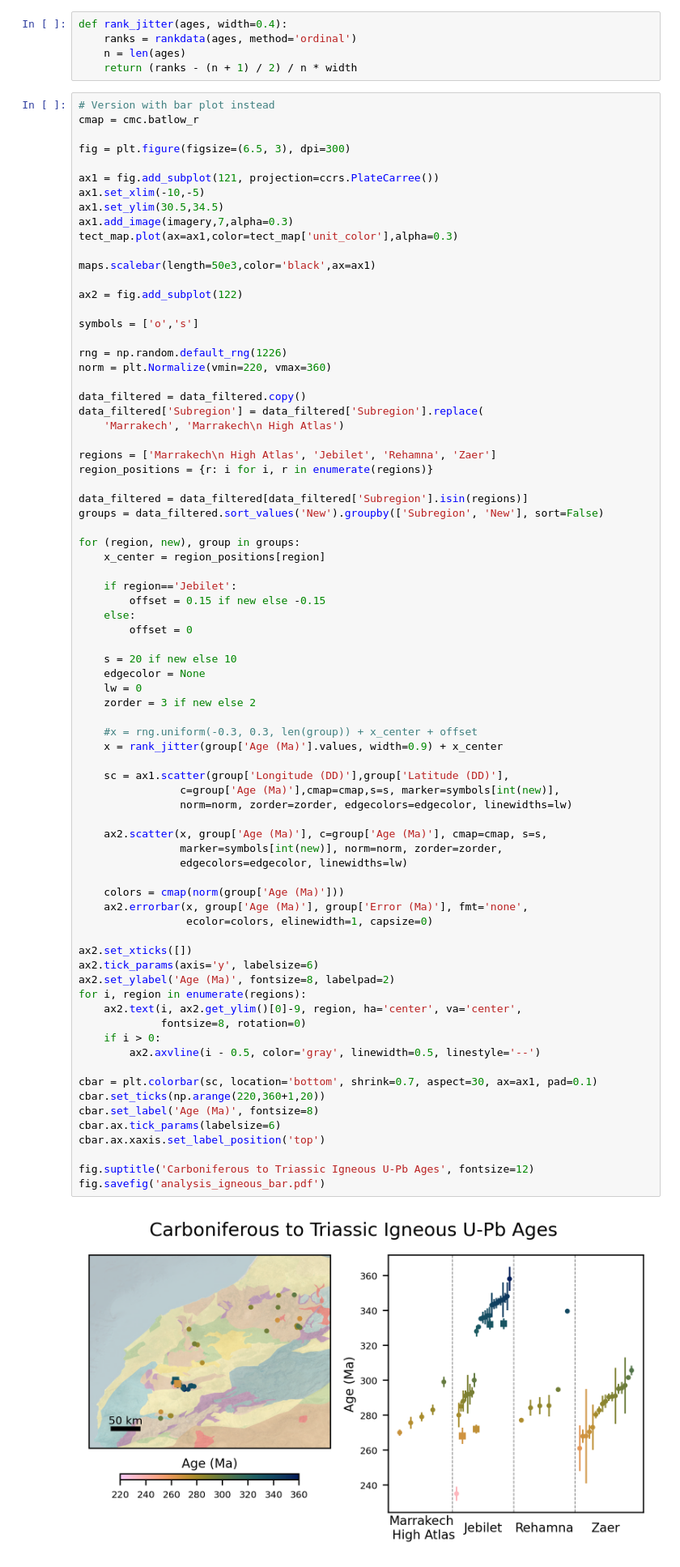
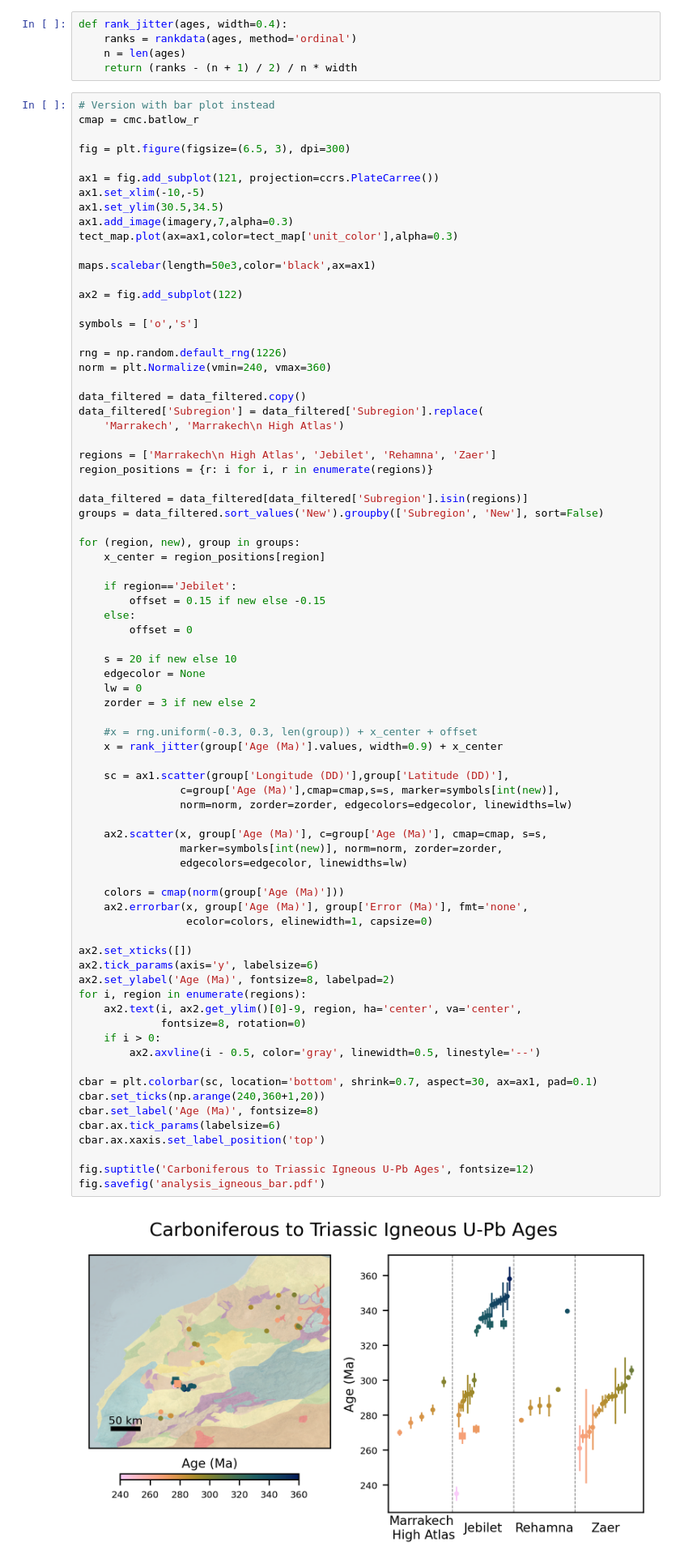
Before and after one commit to dyvasey/dataset-morocco-dz-2024, a Jupyter notebook: analysis_igneous.ipynb, the cells around one changed output. Shown at 81% size. Saved outputs shown, nothing was run; the diff lists cells and outputs as text.

Commit message:
Add new bar chart figure

```diff
--- a/analysis_igneous.ipynb
+++ b/analysis_igneous.ipynb
@@ -175,7 +175,7 @@ ax2 = fig.add_subplot(122)
 symbols = ['o','s']
 
 rng = np.random.default_rng(1226)
-norm = plt.Normalize(vmin=220, vmax=360)
+norm = plt.Normalize(vmin=240, vmax=360)
 
 data_filtered = data_filtered.copy()
 data_filtered['Subregion'] = data_filtered['Subregion'].replace(
@@ -205,35 +205,35 @@ for (region, new), group in groups:
 
     sc = ax1.scatter(group['Longitude (DD)'],group['Latitude (DD)'],
                 c=group['Age (Ma)'],cmap=cmap,s=s, marker=symbols[int(new)],
                 norm=norm, zorder=zorder, edgecolors=edgecolor, linewidths=lw)
 
     ax2.scatter(x, group['Age (Ma)'], c=group['Age (Ma)'], cmap=cmap, s=s,
                 marker=symbols[int(new)], norm=norm, zorder=zorder,
                 edgecolors=edgecolor, linewidths=lw)
 
     colors = cmap(norm(group['Age (Ma)']))
     ax2.errorbar(x, group['Age (Ma)'], group['Error (Ma)'], fmt='none',
                  ecolor=colors, elinewidth=1, capsize=0)
 
 ax2.set_xticks([])
 ax2.tick_params(axis='y', labelsize=6)
 ax2.set_ylabel('Age (Ma)', fontsize=8, labelpad=2)
 for i, region in enumerate(regions):
     ax2.text(i, ax2.get_ylim()[0]-9, region, ha='center', va='center',
              fontsize=8, rotation=0)
     if i > 0:
         ax2.axvline(i - 0.5, color='gray', linewidth=0.5, linestyle='--')
 
 cbar = plt.colorbar(sc, location='bottom', shrink=0.7, aspect=30, ax=ax1, pad=0.1)
-cbar.set_ticks(np.arange(220,360+1,20))
+cbar.set_ticks(np.arange(240,360+1,20))
 cbar.set_label('Age (Ma)', fontsize=8)
 cbar.ax.tick_params(labelsize=6)
 cbar.ax.xaxis.set_label_position('top')
 
 fig.suptitle('Carboniferous to Triassic Igneous U-Pb Ages', fontsize=12)
 fig.savefig('analysis_igneous_bar.pdf')
 # %% [output]
-[figure, old version]
+[figure, new version]
 # %%
 print(data_filtered['New'].value_counts())
 # %% [output]
```
